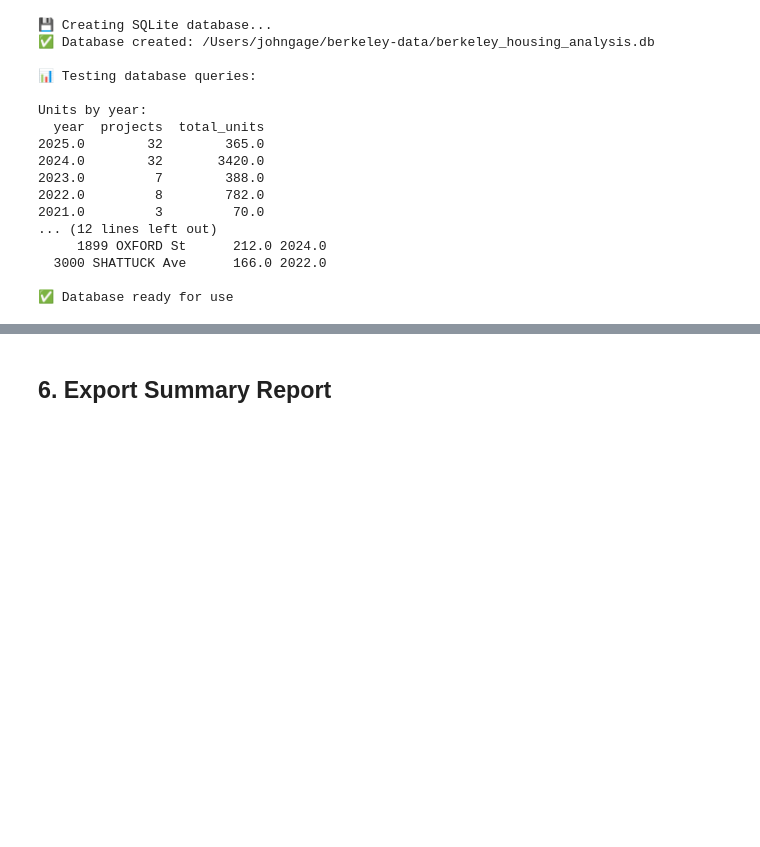
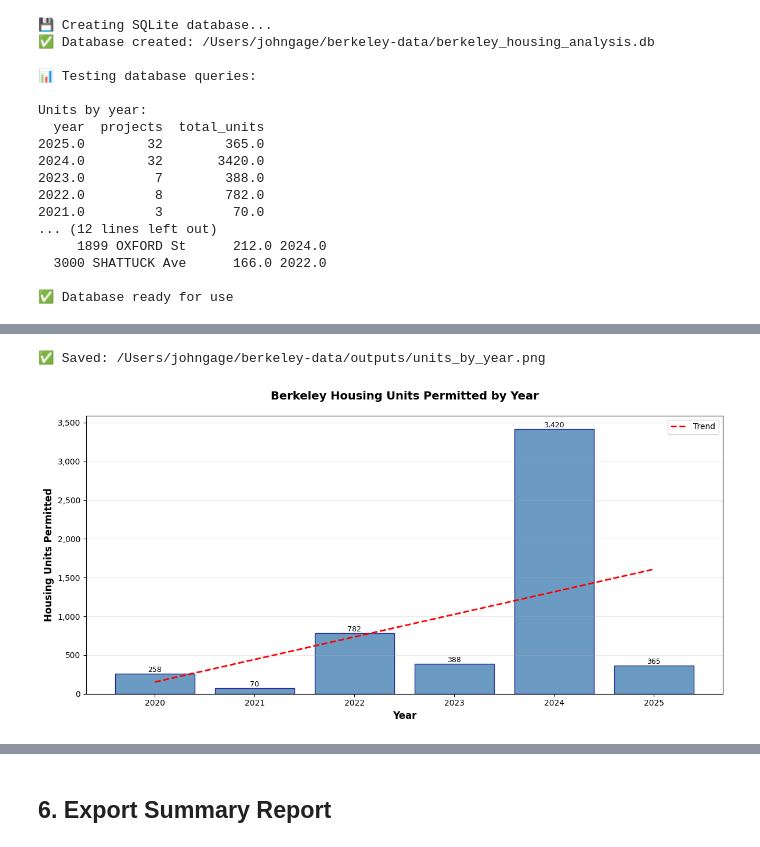
Before and after one commit to blockXblock/berkeley-housing-analysis, a Jupyter notebook: notebooks/MASTER_ANALYSIS.ipynb, the cells around one changed output, grey strips where cells are left out. Drawn from its saved outputs; the diff is of its cells as text; code cells hidden in the pictures; blank space fills up the shorter version.

Commit message:
Add 6 new queries and 3 visualizations

```diff
--- a/notebooks/MASTER_ANALYSIS.ipynb
+++ b/notebooks/MASTER_ANALYSIS.ipynb
@@ -490,0 +770,45 @@ Units by year:
+# %%
+# Visualization 1 - Units Permitted Over Time
+
+import matplotlib.pyplot as plt
+import matplotlib.ticker as ticker
+import numpy as np
+
+# Annual units
+annual_units = df.groupby('year')['net_units'].sum().sort_index()
+
+fig, ax = plt.subplots(figsize=(12, 6))
+
+# Bar chart
+bars = ax.bar(annual_units.index, annual_units.values, color='steelblue', alpha=0.8, edgecolor='navy')
+
+# Add trend line
+z = np.polyfit(annual_units.index, annual_units.values, 1)
+p = np.poly1d(z)
+ax.plot(annual_units.index, p(annual_units.index), "r--", linewidth=2, label='Trend')
+
+# Formatting
+ax.set_xlabel('Year', fontsize=12, fontweight='bold')
+ax.set_ylabel('Housing Units Permitted', fontsize=12, fontweight='bold')
+ax.set_title('Berkeley Housing Units Permitted by Year', fontsize=14, fontweight='bold', pad=20)
+ax.yaxis.set_major_formatter(ticker.FuncFormatter(lambda x, p: f'{int(x):,}'))
+ax.legend()
+ax.grid(axis='y', alpha=0.3)
+
+# Add value labels on bars
+for bar in bars:
+    height = bar.get_height()
+    ax.text(bar.get_x() + bar.get_width()/2., height,
+            f'{int(height):,}',
+            ha='center', va='bottom', fontsize=9)
+
+plt.tight_layout()
+
+# Save
+plt.savefig(f'{outputs_dir}/units_by_year.png', dpi=300, bbox_inches='tight')
+print(f'✅ Saved: {outputs_dir}/units_by_year.png')
+
+plt.show()
+# %% [output]
+✅ Saved: /Users/johngage/berkeley-data/outputs/units_by_year.png
+[figure, added]
```
Also changed, not shown: parts of 23 cells of this notebook.
